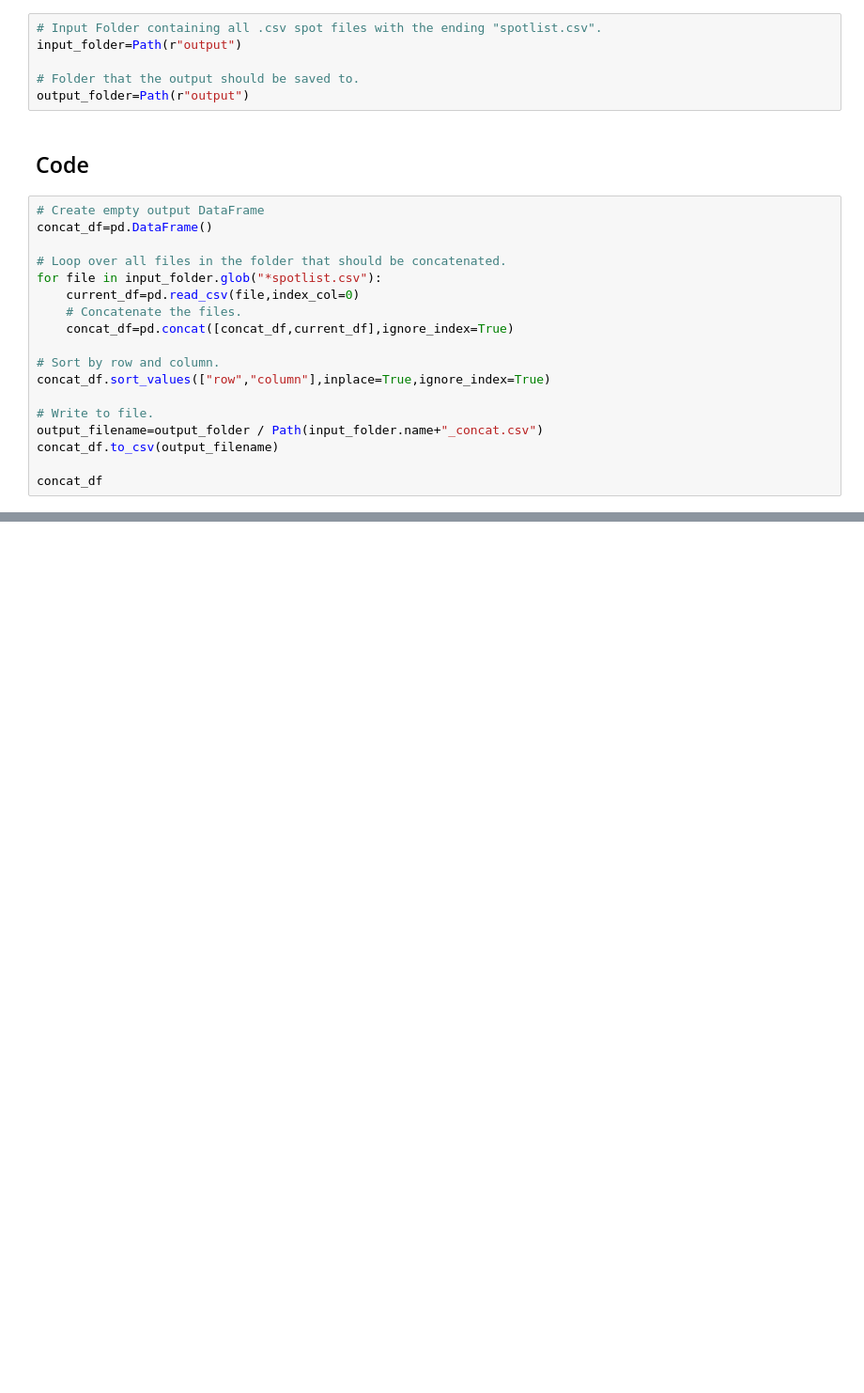
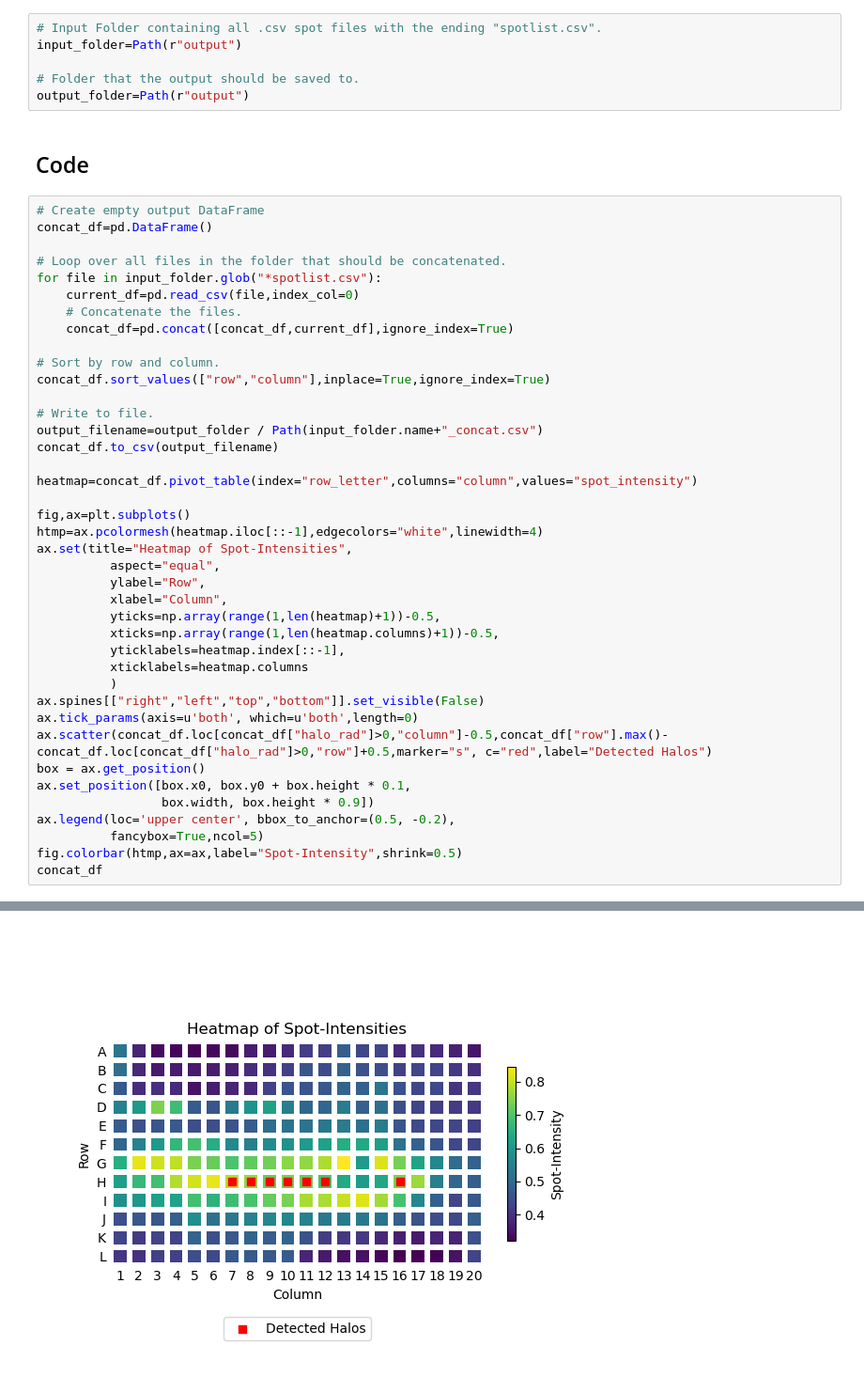
Before and after one commit to Functional-Metabolomics-Lab/MicrospotReader_test, a Jupyter notebook: grid_concatenator.ipynb, the cells around one changed output, grey strips where cells are left out. Shown at 94% size. Saved outputs shown, nothing was run; the diff lists cells and outputs as text; blank space fills up the shorter version.

Commit message:
added heatmap

```diff
--- a/grid_concatenator.ipynb
+++ b/grid_concatenator.ipynb
@@ -31,30 +35,53 @@ output_folder=Path(r"output")
 concat_df=pd.DataFrame()
 
 # Loop over all files in the folder that should be concatenated.
 for file in input_folder.glob("*spotlist.csv"):
     current_df=pd.read_csv(file,index_col=0)
     # Concatenate the files.
     concat_df=pd.concat([concat_df,current_df],ignore_index=True)
 
 # Sort by row and column.
 concat_df.sort_values(["row","column"],inplace=True,ignore_index=True)
 
 # Write to file.
 output_filename=output_folder / Path(input_folder.name+"_concat.csv")
 concat_df.to_csv(output_filename)
 
+heatmap=concat_df.pivot_table(index="row_letter",columns="column",values="spot_intensity")
+
+fig,ax=plt.subplots()
+htmp=ax.pcolormesh(heatmap.iloc[::-1],edgecolors="white",linewidth=4)
+ax.set(title="Heatmap of Spot-Intensities",
+          aspect="equal",
+          ylabel="Row",
+          xlabel="Column",
+          yticks=np.array(range(1,len(heatmap)+1))-0.5,
+          xticks=np.array(range(1,len(heatmap.columns)+1))-0.5,
+          yticklabels=heatmap.index[::-1],
+          xticklabels=heatmap.columns
+          )
+ax.spines[["right","left","top","bottom"]].set_visible(False)
+ax.tick_params(axis=u'both', which=u'both',length=0)
+ax.scatter(concat_df.loc[concat_df["halo_rad"]>0,"column"]-0.5,concat_df["row"].max()-concat_df.loc[concat_df["halo_rad"]>0,"row"]+0.5,marker="s", c="red",label="Detected Halos")
+box = ax.get_position()
+ax.set_position([box.x0, box.y0 + box.height * 0.1,
+                 box.width, box.height * 0.9])
+ax.legend(loc='upper center', bbox_to_anchor=(0.5, -0.2),
+          fancybox=True,ncol=5)
+fig.colorbar(htmp,ax=ax,label="Spot-Intensity",shrink=0.5)
 concat_df
 # %% [output]
 |  | row_letter | row | column | x_coord | y_coord | radius | hough_peak_int | min_griddist | note | ... |
 | 0 | A | 1 | 1 | 104 | 76 | 20 | 0.550000 | 3.306218 | kept | ... |
 | 1 | A | 1 | 2 | 209 | 78 | 21 | 0.296875 | 5.382195 | kept | ... |
 | 2 | A | 1 | 3 | 307 | 89 | 25 | 0.319444 | 8.647855 | kept | ... |
 | 3 | A | 1 | 4 | 406 | 84 | 21 | NaN | 0.000000 | backfilled | ... |
 | 4 | A | 1 | 5 | 514 | 87 | 20 | 0.308333 | 8.482186 | kept | ... |
 | ... | ... | ... | ... | ... | ... | ... | ... | ... | ... | ... |
 | 235 | L | 12 | 16 | 599 | 1349 | 22 | NaN | 0.000000 | backfilled | ... |
 | 236 | L | 12 | 17 | 699 | 1352 | 20 | 0.316667 | 3.423818 | kept | ... |
 | 237 | L | 12 | 18 | 800 | 1355 | 22 | 0.273438 | 7.031170 | kept | ... |
 | 238 | L | 12 | 19 | 904 | 1350 | 20 | 0.433333 | 2.861790 | kept | ... |
 | 239 | L | 12 | 20 | 1003 | 1347 | 23 | 0.382353 | 5.104868 | kept | ... |
 240 rows × 13 columns
+[figure, added]
```
Also changed, not shown: parts of 1 cell of this notebook.
